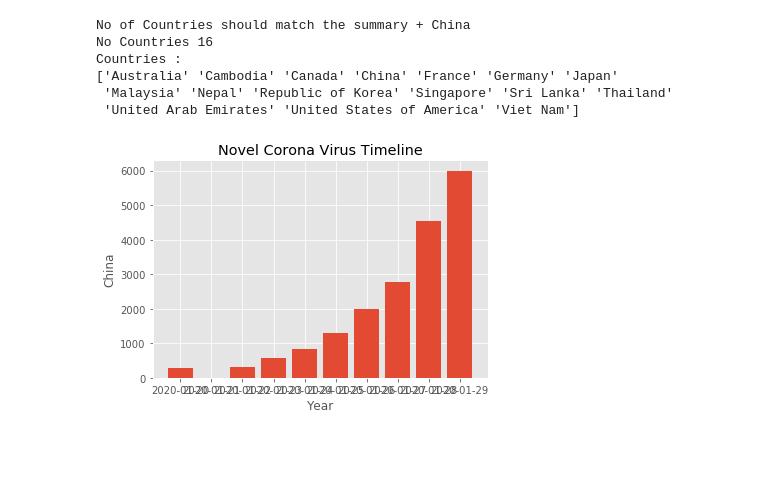
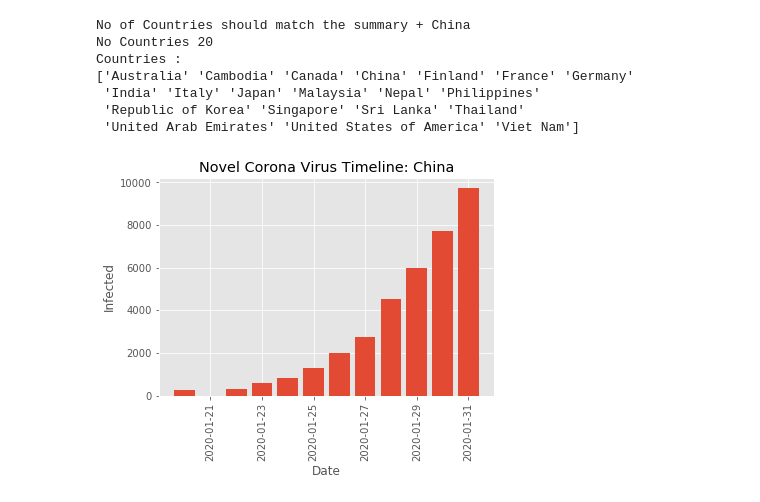
Before and after one commit to lxrocks/2019-nCoV, a Jupyter notebook: CoronaVirusData.ipynb, the cells around one changed output. Cells and saved outputs as stored; diff of their text form; code cells hidden in the pictures; blank space fills up the shorter version.

Commit message:
Update CoronaVirusData.ipynb
Updated data and notebook

```diff
--- a/CoronaVirusData.ipynb
+++ b/CoronaVirusData.ipynb
@@ -5,5 +5,6 @@ from matplotlib import pyplot as plt
 # %%
 xlf = "who-confirmed-cases.xlsx"
 # %%
-df = pd.read_excel(xlf,)
+df = pd.read_excel(xlf,'WHO-Data')
+sn = pd.read_excel(xlf,'SituationNumbers')
 wf = df[~df['Country'].str.contains('China -',regex=False)]
@@ -30,21 +35,25 @@ country = df.Country[~df['Country'].str.contains('China -',regex=False)].unique(
 print("No of Countries should match the summary + China\nNo Countries {}\nCountries :\n{}".format(len(country),np.sort(country)))
 # %% [output]
 No of Countries should match the summary + China
-No Countries 16
+No Countries 20
 Countries :
-['Australia' 'Cambodia' 'Canada' 'China' 'France' 'Germany' 'Japan'
- 'Malaysia' 'Nepal' 'Republic of Korea' 'Singapore' 'Sri Lanka' 'Thailand'
+['Australia' 'Cambodia' 'Canada' 'China' 'Finland' 'France' 'Germany'
+ 'India' 'Italy' 'Japan' 'Malaysia' 'Nepal' 'Philippines'
+ 'Republic of Korea' 'Singapore' 'Sri Lanka' 'Thailand'
  'United Arab Emirates' 'United States of America' 'Viet Nam']
 # %%
-### Plot the China Data
-x = wf.Date[wf.Country == 'China']
-y = wf.WHO_Confirmed[wf.Country == 'China']
-plt.bar(x, y, align='center')
-plt.title('Novel Corona Virus Timeline')
-plt.ylabel('China')
-plt.xlabel('Year')
+def plot_China_Infected():
 
-
-plt.show()
+    ### Plot the China Data
+    x = wf.Date[wf.Country == 'China']
+    y = wf.WHO_Confirmed[wf.Country == 'China']
+    plt.bar(x, y, align='center')
+    plt.title('Novel Corona Virus Timeline: China')
+    plt.ylabel('Infected')
+    plt.xlabel('Date')
+    plt.xticks(rotation='vertical')
+    plt.show()
-# %% [output]
-[figure, removed]
+# %%
+plot_China_Infected()
+# %% [output]
+[figure, added]
```
Also changed, not shown: parts of 7 cells of this notebook.
